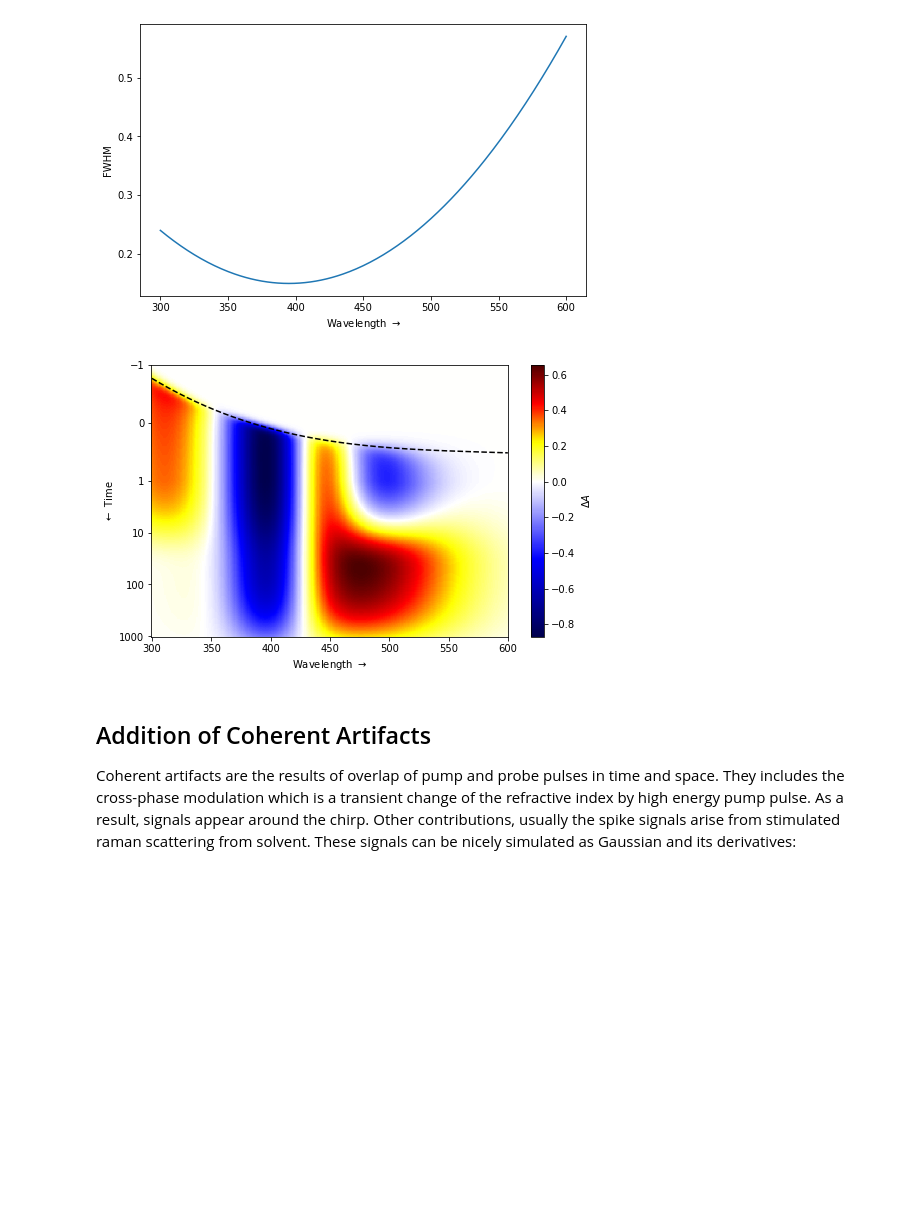
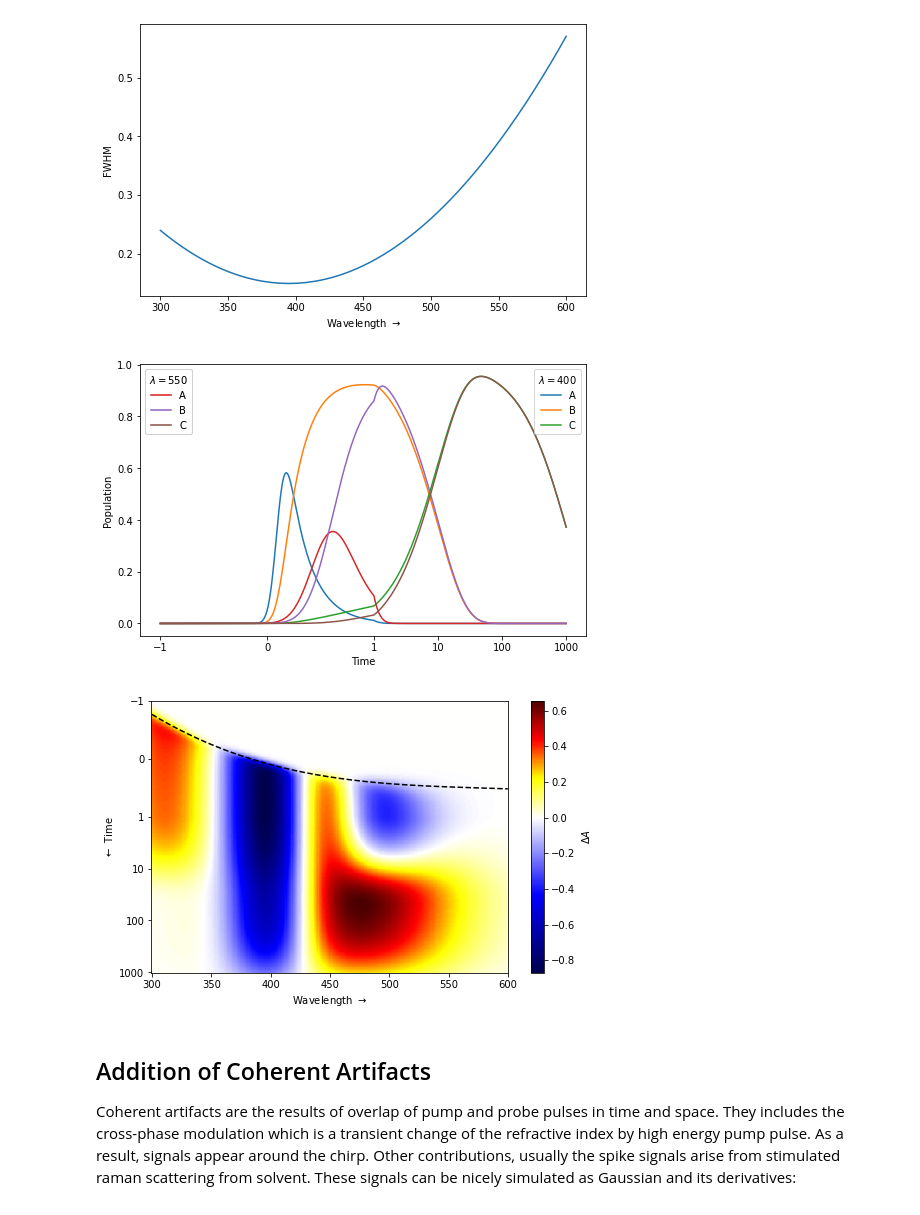
Before and after one commit to dmadea/Jupyter-Tutorials, a Jupyter notebook: Femto + LDM/Femto tutorial.ipynb, the cells around one changed output. Saved outputs shown, nothing was run; the diff lists cells and outputs as text; code cells hidden in the pictures; blank space fills up the shorter version.

```diff
--- a/Femto + LDM/Femto tutorial.ipynb
+++ b/Femto + LDM/Femto tutorial.ipynb
@@ -159,16 +159,21 @@ S[:, 0] = GSB + ESA1 + SE1 + ESA0
 S[:, 1] = GSB + ESA2 + SE2 + 0.8 * ESA0
 S[:, 2] = GSB + ESA3
 
-species = list('ABC')
+def plot_spectra(S: np.ndarray, n_species: int = 3):
+    species = list('ABCDEFG')
 
-# plot created spectra
-plt.rcParams['figure.figsize'] = [8, 5]
-for i in range(k):
-    plt.plot(wavelengths, S[:, i], label=species[i])
-plt.xlabel('Wavelength')
-plt.ylabel('$\Delta A$')
-plt.legend()
-plt.show()
+    # plot created spectra
+    plt.rcParams['figure.figsize'] = [8, 5]
+    for i in range(n_species):
+        plt.plot(wavelengths, S[:, i], label=species[i])
+    for i in range(n_species, S.shape[1]):  # will be used later...
+        plt.plot(wavelengths, S[:, i], label=f'Artifact {i - n_species + 1}', ls='--', lw=1)
+    plt.xlabel('Wavelength')
+    plt.ylabel('$\Delta A$')
+    plt.legend()
+    plt.show()
+
+plot_spectra(S)
 # %% [output]
 [figure]
 # %% [markdown]
@@ -577,15 +629,17 @@ plt.show()
 # %% [output]
 [figure]
 # %%
-# get profiles, instead of fwhm, use simulated tau, the effect is barely noticable
+# get profiles, instead of fwhm, use simulated tau, the effect is barely noticable, but at lambda=550, the species A rises slower than that of at lambda=400
 C = simulate_C(times, K, j, tau, mu)
 
 # batched matrix vector multiply
 D = np.matmul(C, S[..., None]).squeeze().T
 
+plot_populations(times, wavelengths, C)
 plot_matrix(times, wavelengths, D, mu)
 # %% [output]
-[figure, old version]
+[figure, new version]
+[figure, added]
 # %% [markdown]
 ## Addition of Coherent Artifacts
 
```
Also changed, not shown: parts of 11 cells of this notebook.
